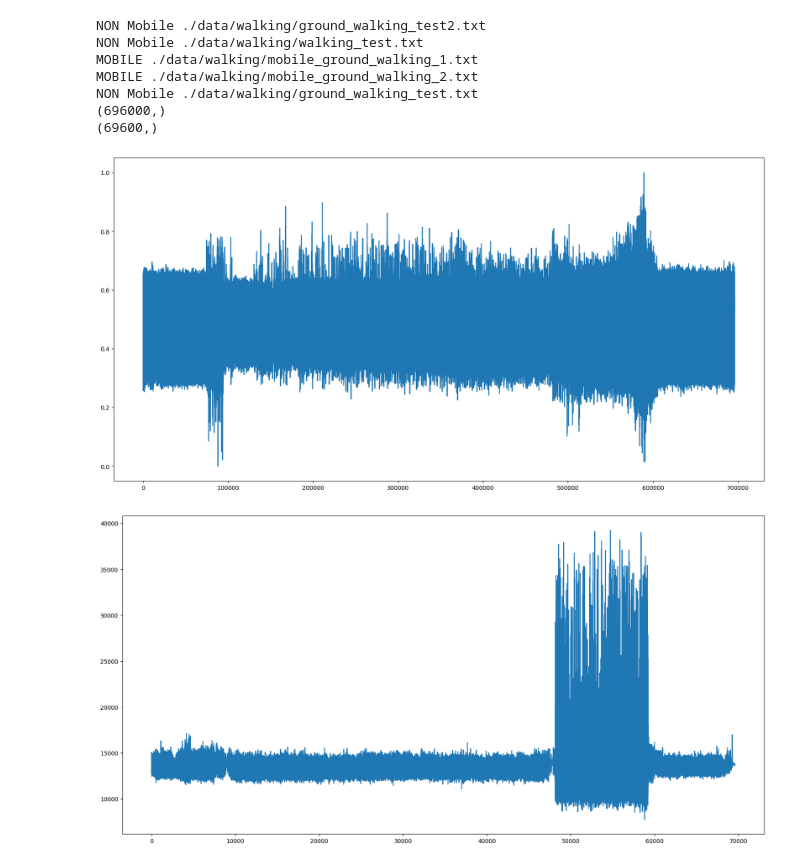
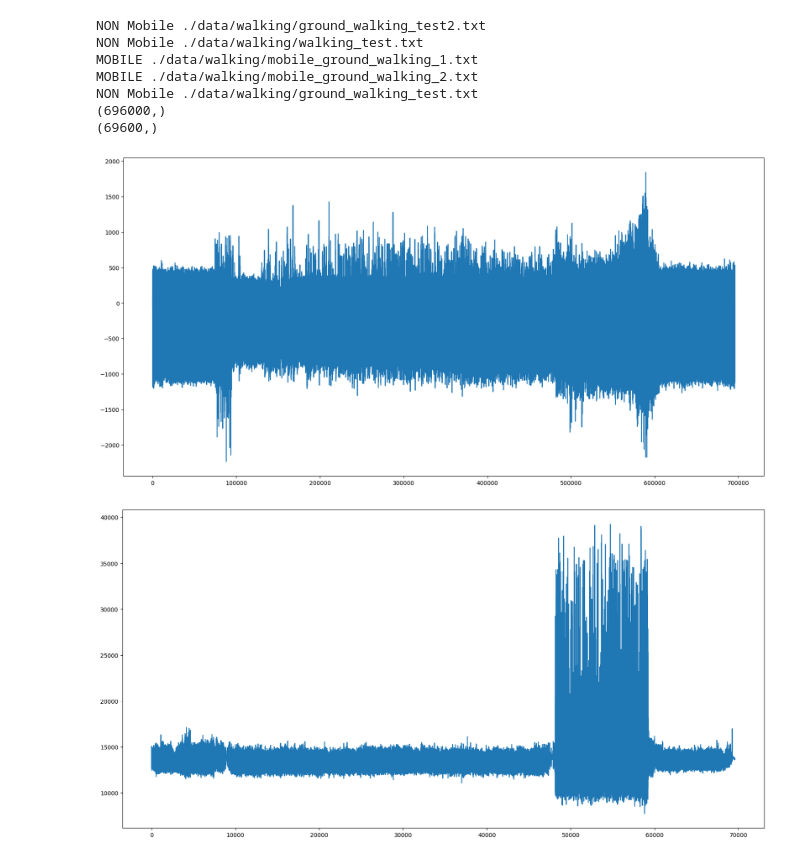
Before and after one commit to insung3511/ecg-estimate-walk, a Jupyter notebook: ecg_30sec.ipynb, the cells around one changed output. Drawn from its saved outputs; the diff is of its cells as text; code cells hidden in the pictures.

```diff
--- a/ecg_30sec.ipynb
+++ b/ecg_30sec.ipynb
@@ -54,13 +51,13 @@ NON Mobile ./data/walking/ground_walking_test.txt
 (696000,)
 (69600,)
 # %%
-walking_ecg_filtered = scaler.fit_transform(walking_ecg_concate.reshape(-1, 1)).flatten()
+walking_ecg_filtered = ecg_data_filtering.bandstop_filter(walking_ecg_concate)
 
 plt.figure(figsize=(20, 10))
 plt.plot(walking_ecg_filtered)
 plt.show()
 # %% [output]
-[figure, old version]
+[figure, new version]
 # %%
 plt.figure(figsize=(20, 10))
 plt.plot(walking_acc_concate)
```
Also changed, not shown: parts of 5 cells of this notebook, 5 other files.
